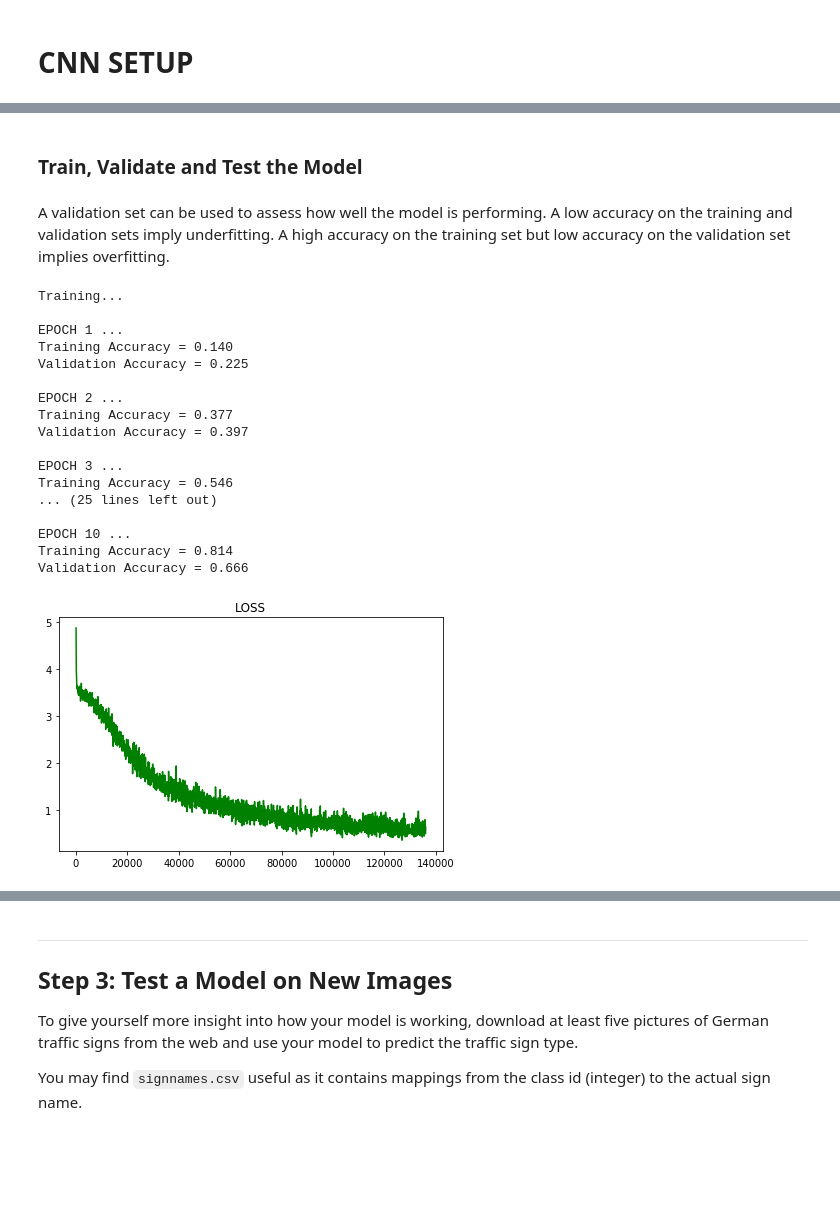
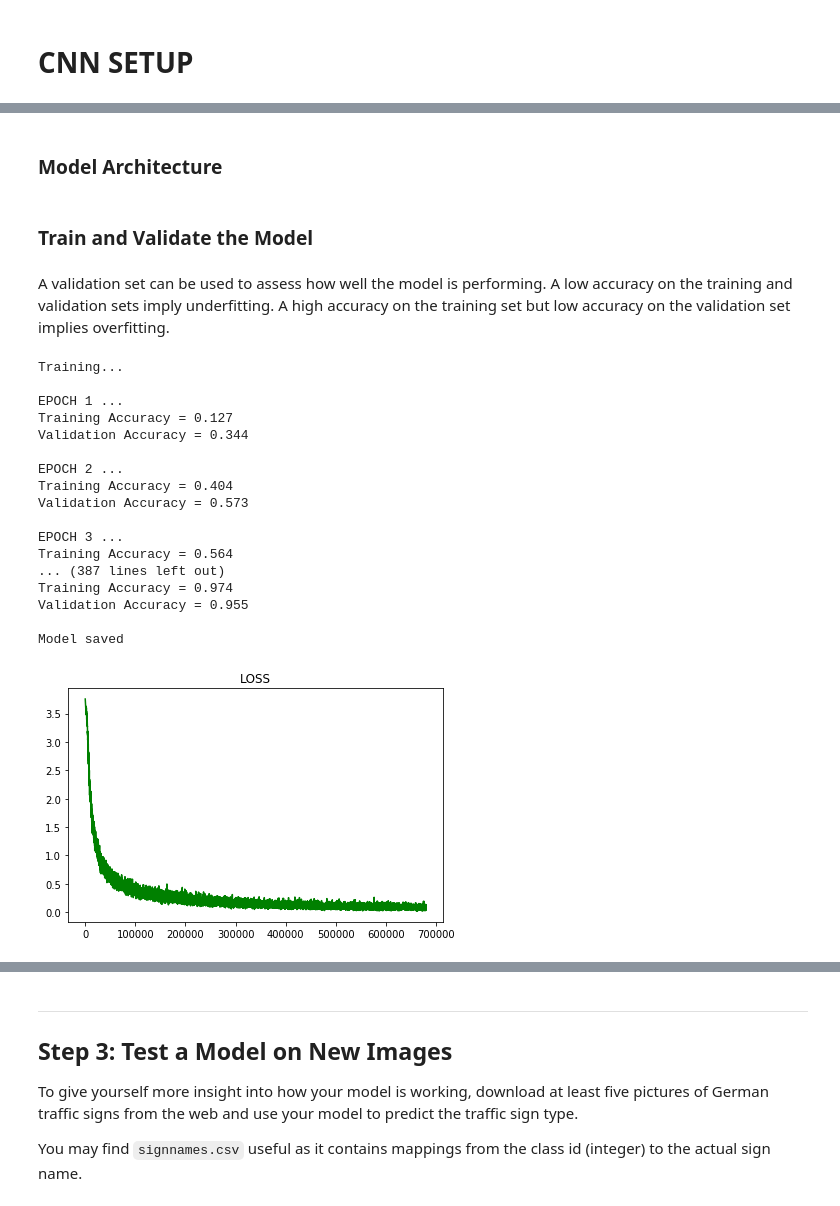
Before and after one commit to ram-charan-m/Traffic_Sign_Classifier_CNN, a Jupyter notebook: Traffic_Sign_Classifier.ipynb, the cells around one changed output, grey strips where cells are left out. Cells and saved outputs as stored; diff of their text form; code cells hidden in the pictures; blank space fills up the shorter version.

```diff
--- a/Traffic_Sign_Classifier.ipynb
+++ b/Traffic_Sign_Classifier.ipynb
@@ -196,3 +277,5 @@ Fully Connected Out of Logits of 43 as total 43 labels
+# %% [markdown]
+### Model Architecture
 # %%
 ### Define your architecture here.
 ### Feel free to use as many code cells as needed.
@@ -257,7 +344,25 @@ def LeNet(x, keep_prob):
 
     return logits
 # %% [markdown]
-### Train, Validate and Test the Model
+### Train and Validate the Model
 # %% [markdown]
 A validation set can be used to assess how well the model is performing. A low accuracy on the training and validation
 sets imply underfitting. A high accuracy on the training set but low accuracy on the validation set implies overfitting.
+# %%
+# Initialization
+x = tf.placeholder(tf.float32, (None, 32, 32, 1))
+y = tf.placeholder(tf.int32, (None))
+keep_prob = tf.placeholder(tf.float32)
+one_hot_y = tf.one_hot(y, 43)
+
+rate = 0.001
+
+logits = LeNet(x, keep_prob)
+cross_entropy = tf.nn.softmax_cross_entropy_with_logits(labels=one_hot_y, logits=logits)
+loss_operation = tf.reduce_mean(cross_entropy)
+optimizer = tf.train.AdamOptimizer(learning_rate = rate)
+training_operation = optimizer.minimize(loss_operation)
+
+correct_prediction = tf.equal(tf.argmax(logits, 1), tf.argmax(one_hot_y, 1))
+accuracy_operation = tf.reduce_mean(tf.cast(correct_prediction, tf.float32))
+saver = tf.train.Saver()
@@ -264,33 +381,5 @@ sets imply underfitting. A high accuracy on the training set but low accuracy on
 # %%
-x = tf.placeholder(tf.float32, (None, 32, 32, 3))
-y = tf.placeholder(tf.int32, (None))
-keep_prob = tf.placeholder(tf.float32)
-one_hot_y = tf.one_hot(y, 43)
-
-rate = 0.001
-
-logits = LeNet(x, keep_prob)
-cross_entropy = tf.nn.softmax_cross_entropy_with_logits(labels=one_hot_y, logits=logits)
-loss_operation = tf.reduce_mean(cross_entropy)
-optimizer = tf.train.AdamOptimizer(learning_rate = rate)
-training_operation = optimizer.minimize(loss_operation)
-
-correct_prediction = tf.equal(tf.argmax(logits, 1), tf.argmax(one_hot_y, 1))
-accuracy_operation = tf.reduce_mean(tf.cast(correct_prediction, tf.float32))
-saver = tf.train.Saver()
-
-def evaluate(X_data, y_data):
-    num_examples = len(X_data)
-    total_accuracy = 0
-    sess = tf.get_default_session()
-    for offset in range(0, num_examples, BATCH_SIZE):
-        batch_x, batch_y = X_data[offset:offset+BATCH_SIZE], y_data[offset:offset+BATCH_SIZE]
-        accuracy = sess.run(accuracy_operation, feed_dict={x: batch_x, y: batch_y, keep_prob: 1.0})
-        total_accuracy += (accuracy * len(batch_x))
-
-    return total_accuracy / num_examples
-
-
+# Training
 # Measurements use for graphing loss and accuracy
 log_batch_step = 50
 batches = []
@@ -310,45 +399,45 @@ with tf.Session() as sess:
             batch_x, batch_y = X_train[offset:end], y_train[offset:end]
             _, l = sess.run(
             [training_operation, loss_operation],
-            feed_dict={x: batch_x, y: batch_y, keep_prob: 0.2})
+            feed_dict={x: batch_x, y: batch_y, keep_prob: 0.5})
             # Training accuracy
-            accuracy = sess.run(accuracy_operation, feed_dict={x: batch_x, y: batch_y, keep_prob: 0.2})
+            accuracy = sess.run(accuracy_operation, feed_dict={x: batch_x, y: batch_y, keep_prob: 0.5})
             training_accuracy += (accuracy * len(batch_x))
             # Loss plotting
             previous_batch = batches[-1] if batches else 0
             batches.append(log_batch_step + previous_batch)
             loss_batch.append(l)
 
         training_accuracy = training_accuracy / num_examples
         validation_accuracy = evaluate(X_valid, y_valid)
         print("EPOCH {} ...".format(i+1))
         print("Training Accuracy = {:.3f}".format(training_accuracy))
         print("Validation Accuracy = {:.3f}".format(validation_accuracy))
         print()
 
-#     saver.save(sess, './lenet')
-#     print("Model saved")
+    saver.save(sess, './lenet')
+    print("Model saved")
 
 loss_plot=plt.plot(batches, loss_batch, 'g')
 plt.title('LOSS')
 plt.tight_layout()
 plt.show()
 # %% [output]
 Training...
 
 EPOCH 1 ...
-Training Accuracy = 0.140
-Validation Accuracy = 0.225
+Training Accuracy = 0.127
+Validation Accuracy = 0.344
 
 EPOCH 2 ...
-Training Accuracy = 0.377
-Validation Accuracy = 0.397
+Training Accuracy = 0.404
+Validation Accuracy = 0.573
 
 EPOCH 3 ...
-Training Accuracy = 0.546
-... (25 lines left out)
+Training Accuracy = 0.564
+... (387 lines left out)
+Training Accuracy = 0.974
+Validation Accuracy = 0.955
 
-EPOCH 10 ...
-Training Accuracy = 0.814
-Validation Accuracy = 0.666
+Model saved
-[figure, old version]
+[figure, new version]
```
Also changed, not shown: parts of 32 cells of this notebook, 20 other files.
